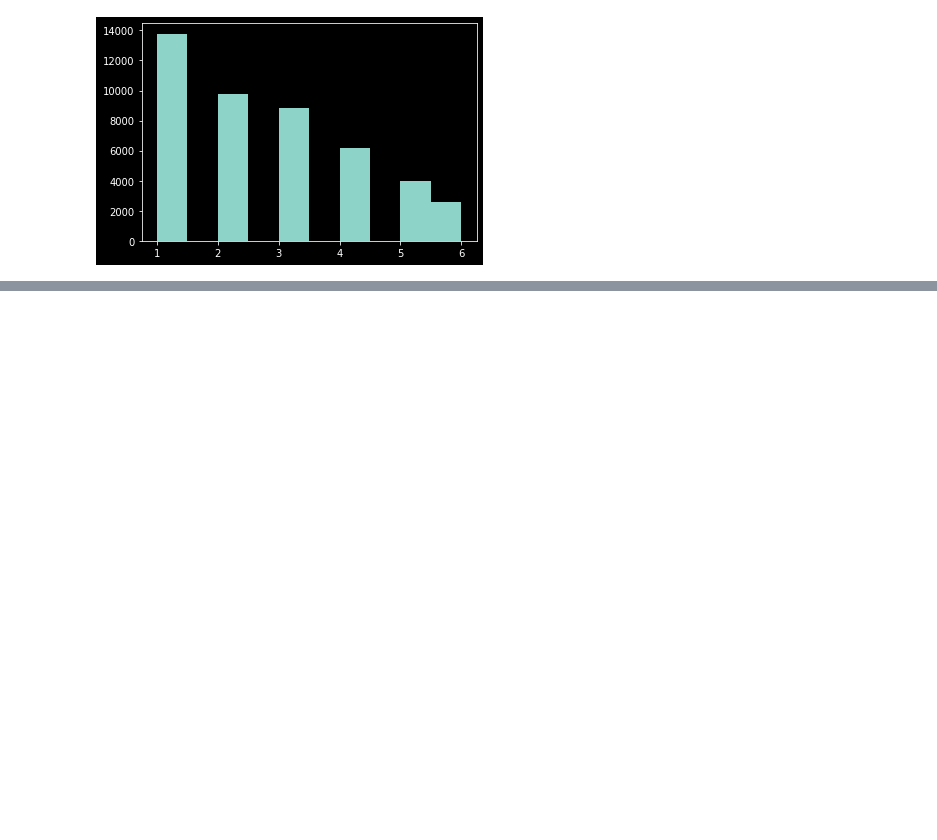
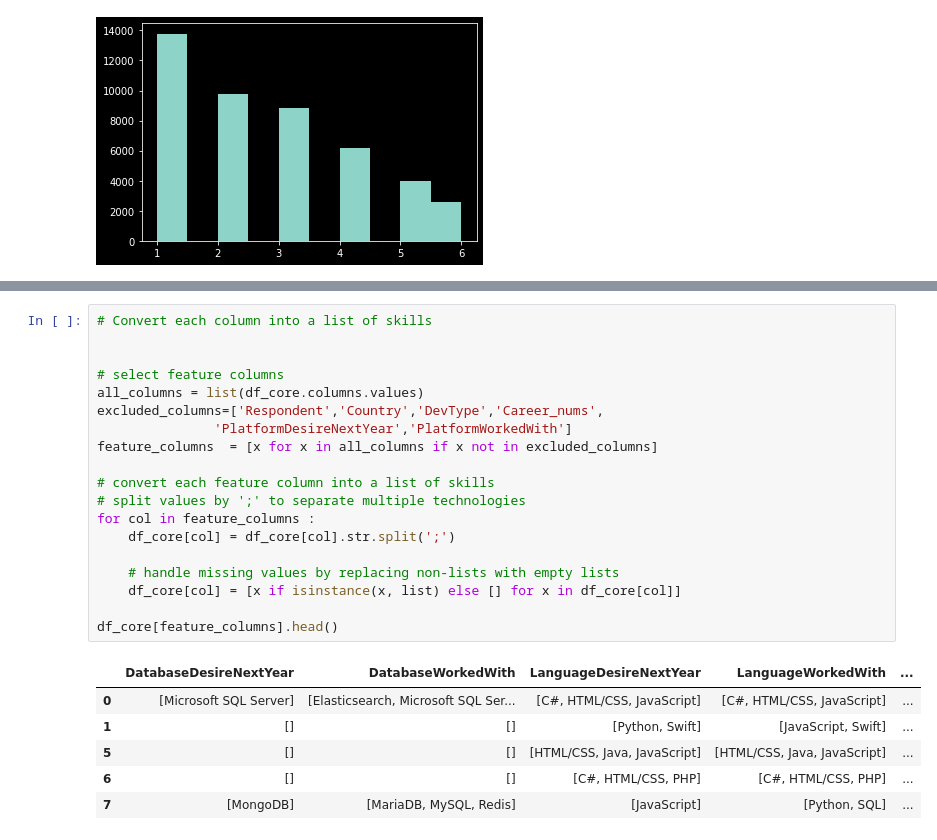
Before and after one commit to YousefAmerAwad/CareerTech-Mapper, a Jupyter notebook: CareerTech-Mapper.ipynb, the cells around one changed output, grey strips where cells are left out. Drawn from its saved outputs; the diff is of its cells as text; blank space fills up the shorter version.

```diff
--- a/exploration.ipynb
+++ b/CareerTech-Mapper.ipynb
@@ -316,0 +343,26 @@ plt.hist(df_core['Career_nums'],bins=10)
+# %%
+# Convert each column into a list of skills
+
+
+# select feature columns
+all_columns = list(df_core.columns.values)
+excluded_columns=['Respondent','Country','DevType','Career_nums',
+               'PlatformDesireNextYear','PlatformWorkedWith']
+feature_columns  = [x for x in all_columns if x not in excluded_columns]
+
+# convert each feature column into a list of skills
+# split values by ';' to separate multiple technologies
+for col in feature_columns :
+    df_core[col] = df_core[col].str.split(';')
+
+    # handle missing values by replacing non-lists with empty lists
+    df_core[col] = [x if isinstance(x, list) else [] for x in df_core[col]]
+
+df_core[feature_columns].head()
+# %% [output]
+|  | DatabaseDesireNextYear | DatabaseWorkedWith | LanguageDesireNextYear | LanguageWorkedWith | ... |
+| 0 | [Microsoft SQL Server] | [Elasticsearch, Microsoft SQL Ser... | [C#, HTML/CSS, JavaScript] | [C#, HTML/CSS, JavaScript] | ... |
+| 1 | [] | [] | [Python, Swift] | [JavaScript, Swift] | ... |
+| 5 | [] | [] | [HTML/CSS, Java, JavaScript] | [HTML/CSS, Java, JavaScript] | ... |
+| 6 | [] | [] | [C#, HTML/CSS, PHP] | [C#, HTML/CSS, PHP] | ... |
+| 7 | [MongoDB] | [MariaDB, MySQL, Redis] | [JavaScript] | [Python, SQL] | ... |
```
Also changed, not shown: parts of 10 cells of this notebook.
